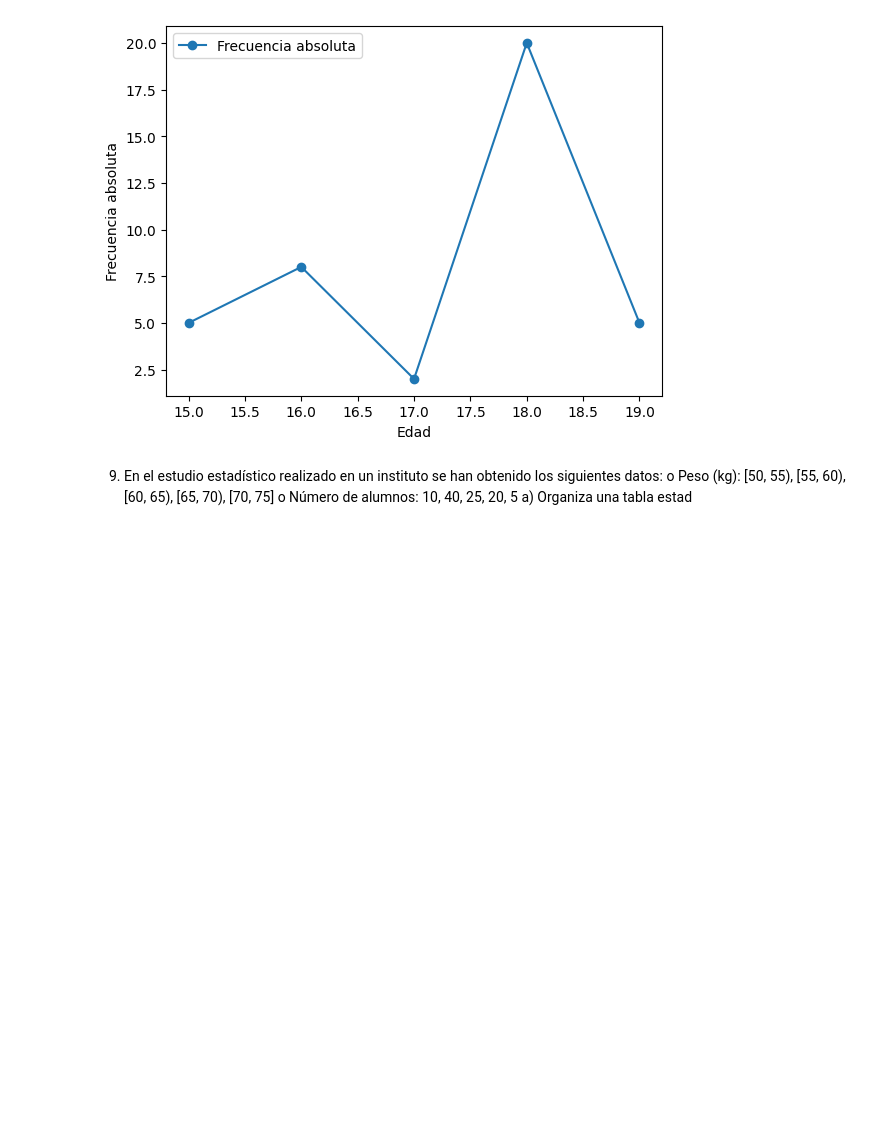
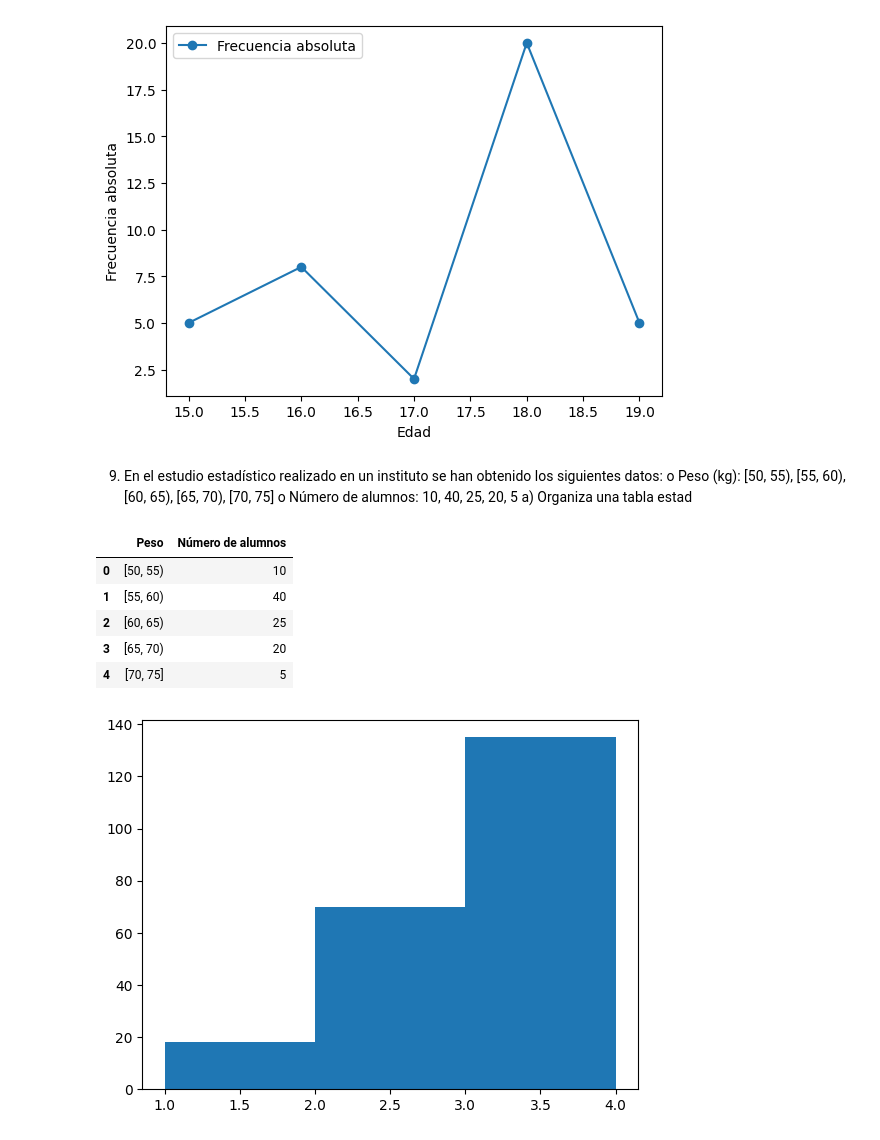
Before and after one commit to antonyYG/ejercicios_math, a Jupyter notebook: ejercicios_mat.ipynb, the cells around one changed output. Cells and saved outputs as stored; diff of their text form; code cells hidden in the pictures; blank space fills up the shorter version.

```diff
--- a/ejercicios_mat.ipynb
+++ b/ejercicios_mat.ipynb
@@ -260,5 +260,21 @@ a) Organiza una tabla estad
 # %%
 datos = {
     'Peso': ['[50, 55)', '[55, 60)', '[60, 65)', '[65, 70)', '[70, 75]'],
     'Número de alumnos': [10,40,25,20,5]
 }
+
+df = pd.DataFrame(datos)
+display(df)
+
+fig, ax = plt.subplots()
+x = np.random.normal(5, 1.5, size=1000)
+ax.hist(x,np.arange(1,5))
+plt.show()
+# %% [output]
+|  | Peso | Número de alumnos |
+| 0 | [50, 55) | 10 |
+| 1 | [55, 60) | 40 |
+| 2 | [60, 65) | 25 |
+| 3 | [65, 70) | 20 |
+| 4 | [70, 75] | 5 |
+[figure, added]
```
Also changed, not shown: parts of 4 cells of this notebook.
